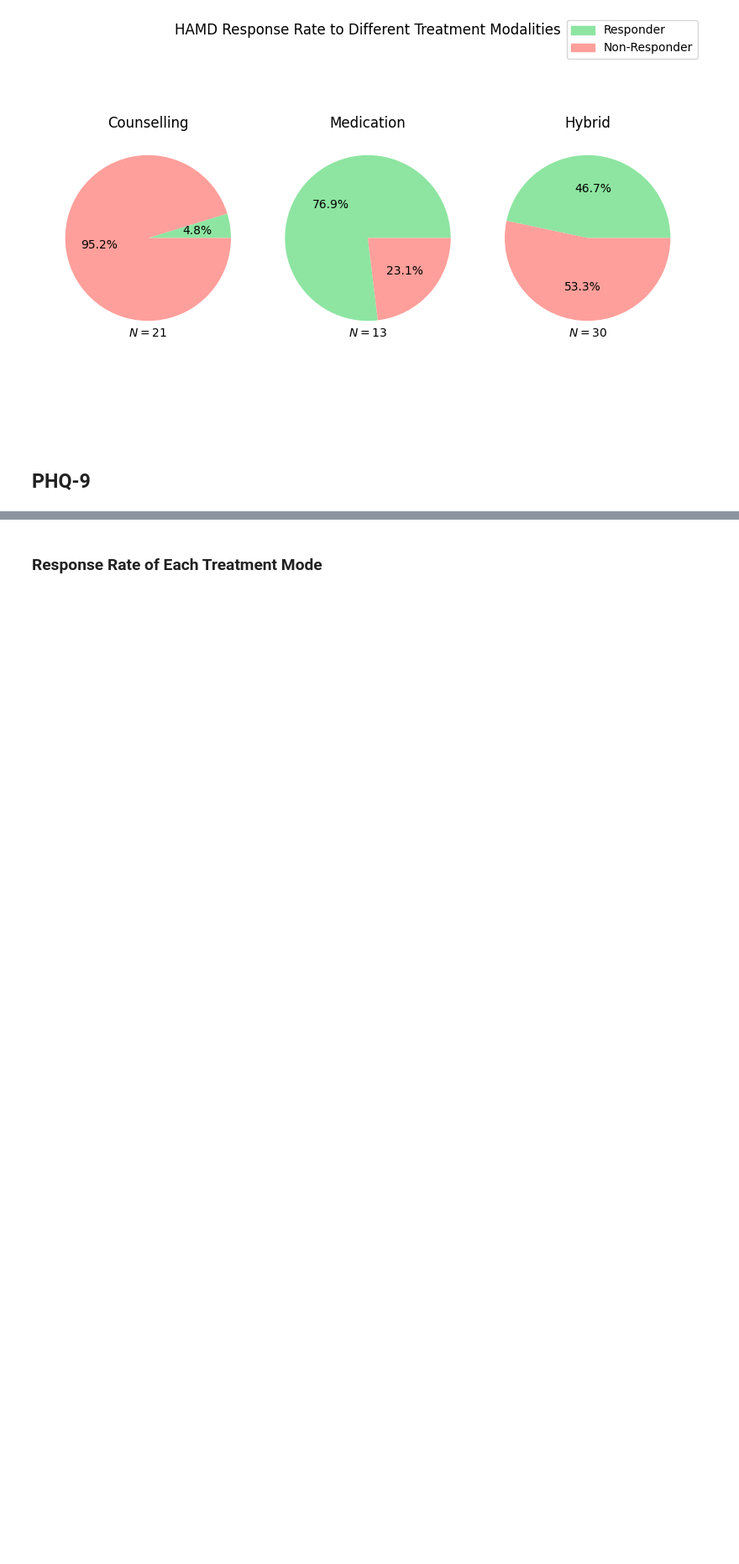
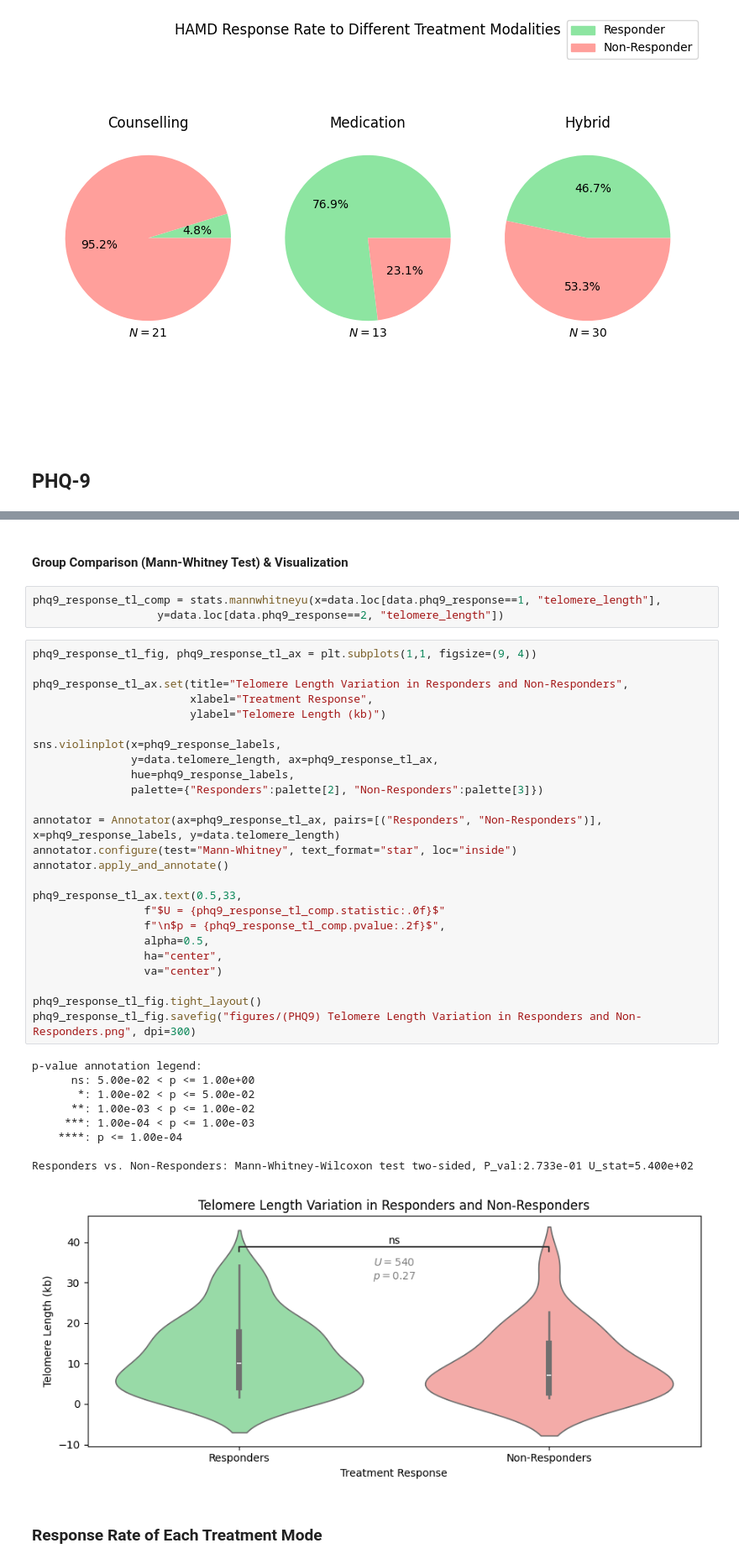
Before and after one commit to akaeii/telomere-mental-health, a Jupyter notebook: exploratory_data_analysis.ipynb, the cells around one changed output, grey strips where cells are left out. Shown at 84% size. Cells and saved outputs as stored; diff of their text form; blank space fills up the shorter version.

```diff
--- a/exploratory_data_analysis.ipynb
+++ b/exploratory_data_analysis.ipynb
@@ -208,3 +294,43 @@ hamd_response_mode_fig.savefig("figures/HAMD Response Rate By Treatment Mode", d
+# %% [markdown]
+<h4>Group Comparison (Mann-Whitney Test) & Visualization</h4>
+# %%
+phq9_response_tl_comp = stats.mannwhitneyu(x=data.loc[data.phq9_response==1, "telomere_length"],
+                   y=data.loc[data.phq9_response==2, "telomere_length"])
+# %%
+phq9_response_tl_fig, phq9_response_tl_ax = plt.subplots(1,1, figsize=(9, 4))
+
+phq9_response_tl_ax.set(title="Telomere Length Variation in Responders and Non-Responders",
+                        xlabel="Treatment Response",
+                        ylabel="Telomere Length (kb)")
+
+sns.violinplot(x=phq9_response_labels,
+               y=data.telomere_length, ax=phq9_response_tl_ax,
+               hue=phq9_response_labels,
+               palette={"Responders":palette[2], "Non-Responders":palette[3]})
+
+annotator = Annotator(ax=phq9_response_tl_ax, pairs=[("Responders", "Non-Responders")], x=phq9_response_labels, y=data.telomere_length)
+annotator.configure(test="Mann-Whitney", text_format="star", loc="inside")
+annotator.apply_and_annotate()
+
+phq9_response_tl_ax.text(0.5,33,
+                 f"$U = {phq9_response_tl_comp.statistic:.0f}$"
+                 f"\n$p = {phq9_response_tl_comp.pvalue:.2f}$",
+                 alpha=0.5,
+                 ha="center",
+                 va="center")
+
+phq9_response_tl_fig.tight_layout()
+phq9_response_tl_fig.savefig("figures/(PHQ9) Telomere Length Variation in Responders and Non-Responders.png", dpi=300)
+# %% [output]
+p-value annotation legend:
+      ns: 5.00e-02 < p <= 1.00e+00
+       *: 1.00e-02 < p <= 5.00e-02
+      **: 1.00e-03 < p <= 1.00e-02
+     ***: 1.00e-04 < p <= 1.00e-03
+    ****: p <= 1.00e-04
+
+Responders vs. Non-Responders: Mann-Whitney-Wilcoxon test two-sided, P_val:2.733e-01 U_stat=5.400e+02
+[figure, added]
 # %% [markdown]
 <h3>Response Rate of Each Treatment Mode</h3>
 # %%
```
Also changed, not shown: parts of 21 cells of this notebook, 2 other files.
